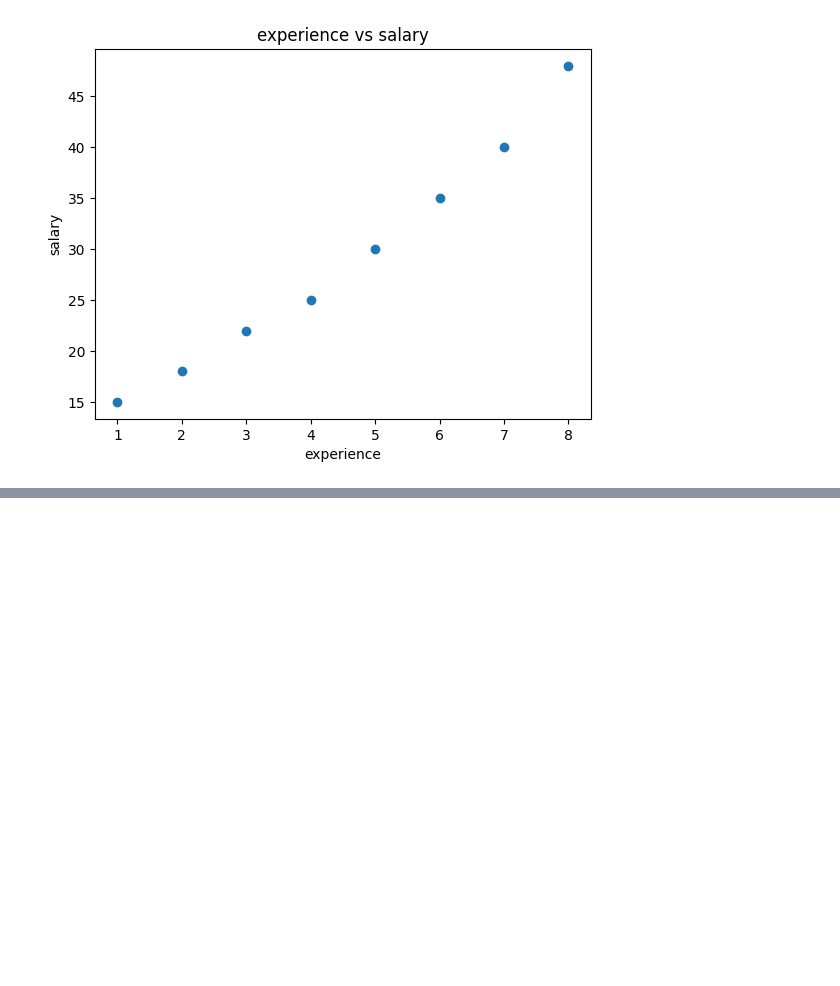
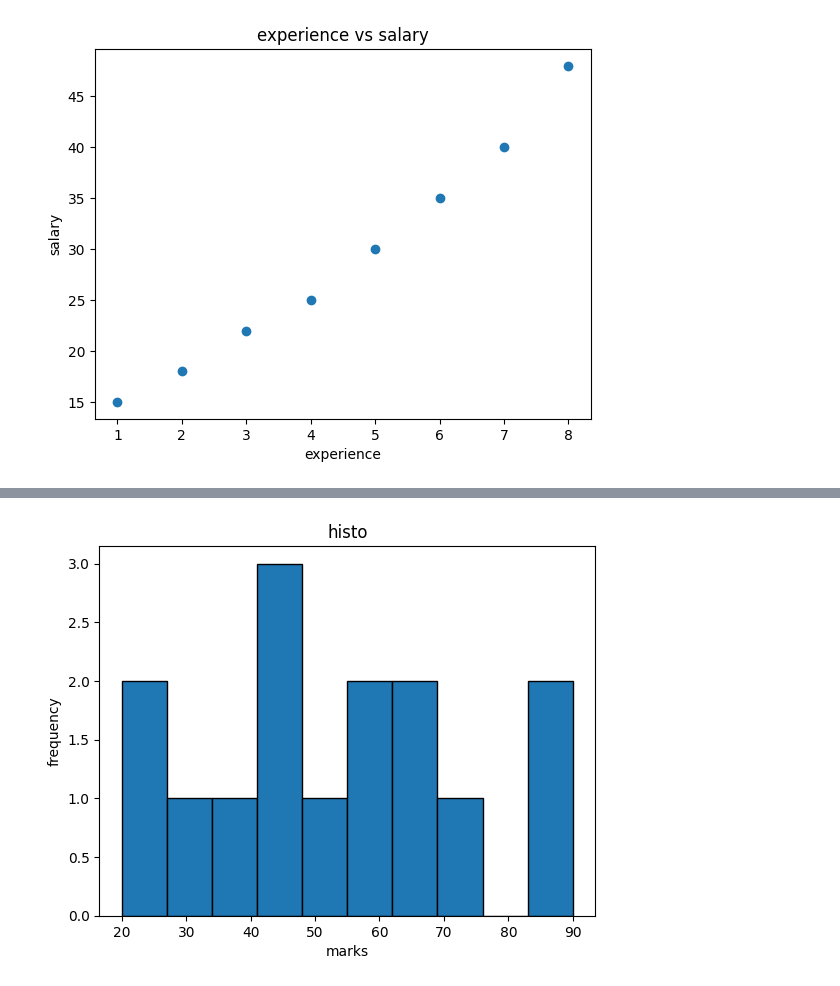
Before and after one commit to Potnuru19/Data-Analytics---DA-, a Jupyter notebook: Matplot (1).ipynb, the cells around one changed output, grey strips where cells are left out. Saved outputs shown, nothing was run; the diff lists cells and outputs as text; code cells hidden in the pictures; blank space fills up the shorter version.

```diff
--- a/Matplot (1).ipynb
+++ b/Matplot (1).ipynb
@@ -323,0 +351,10 @@ plt.show()
+# %%
+#histogram
+marks=[35,45,52,44,55,75,65,56,67,87,23,45,29,90,20]
+plt.hist(marks,bins=10,edgecolor="black")
+plt.xlabel("marks")
+plt.ylabel("frequency")
+plt.title("histo")
+plt.show()
+# %% [output]
+[figure, added]
```
Also changed, not shown: parts of 11 cells of this notebook.
